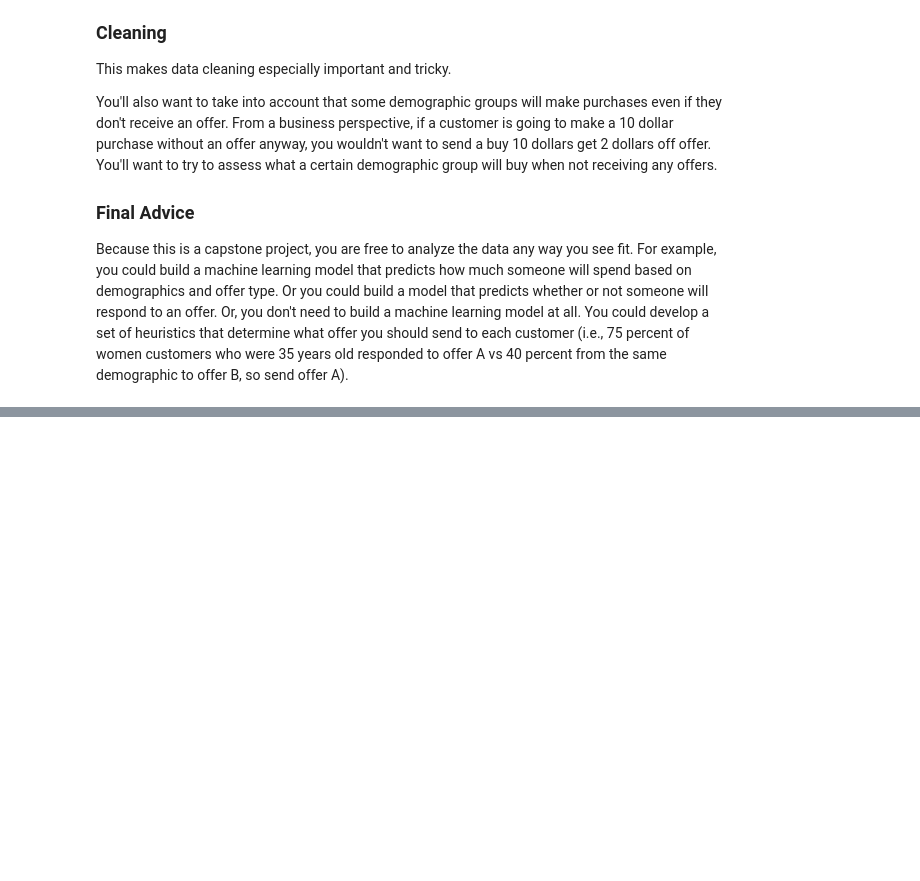
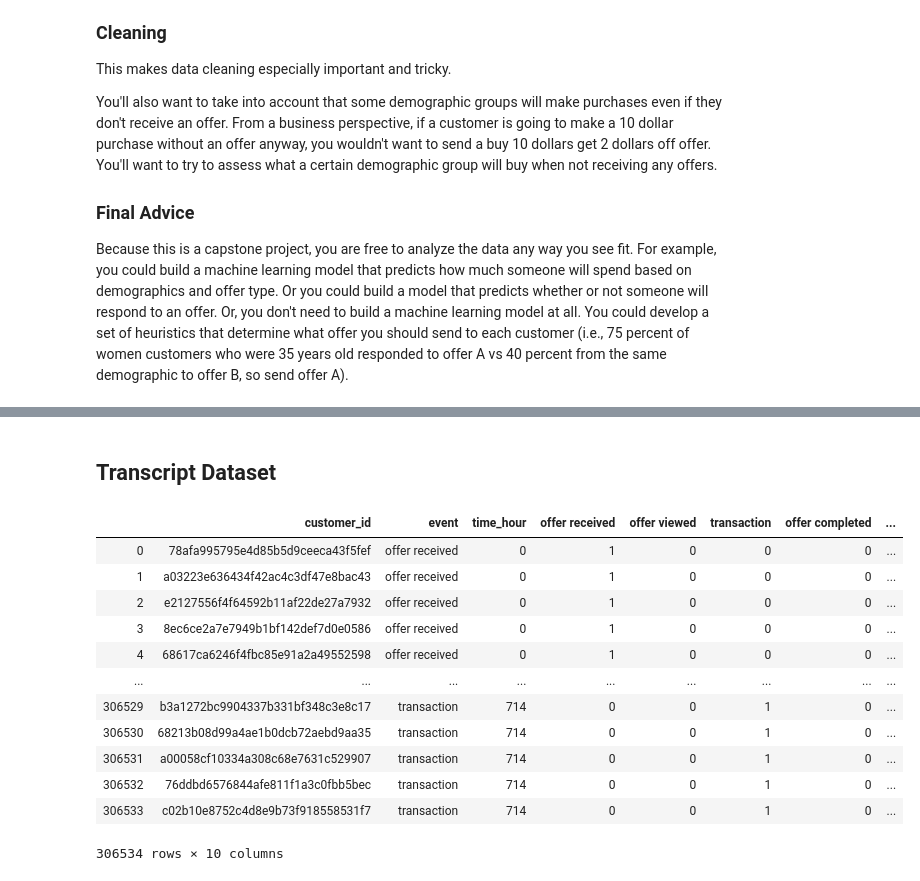
Before and after one commit to ashwanisng/Starbucks-Capstone, a Jupyter notebook: Starbucks Capstone.ipynb, the cells around one changed output, grey strips where cells are left out. Saved outputs shown, nothing was run; the diff lists cells and outputs as text; code cells hidden in the pictures; blank space fills up the shorter version.

```diff
--- a/Starbucks Capstone.ipynb
+++ b/Starbucks Capstone.ipynb
@@ -88,0 +566,46 @@ UsageError: Line magic function `%` not found.
+# %% [markdown]
+## Transcript Dataset
+# %%
+def clean_transcript(transcript):
+
+    # adding addtional features to the dataset
+
+    list_event = list(transcript['event'].unique())
+
+    for value in list_event:
+
+        transcript[value] = transcript['event'].apply(lambda x: 1 if value in x else 0)
+
+    # rename columns
+
+    transcript.rename(columns={'person':'customer_id','time':'time_hour' },inplace=True)
+
+
+    transcript['amount_dollars'] = transcript['value'].apply(lambda x: x.get('amount', 0))
+
+    transcript['offer_id'] = transcript['value'].apply(lambda x: x['offer id'] if 'offer id' in x else x['offer_id'] if 'offer_id' in x else np.nan)
+
+    transcript['reward_given'] = transcript['value'].apply(lambda x: x['reward'] if 'reward' in x else 0)
+
+    # drop unwanted columns
+
+    transcript.drop(['value'], axis=1, inplace=True)
+
+
+    return transcript
+# %%
+clean_transcript(transcript)
+# %% [output]
+|  | customer_id | event | time_hour | offer received | offer viewed | transaction | offer completed | ... |
+| 0 | 78afa995795e4d85b5d9ceeca43f5fef | offer received | 0 | 1 | 0 | 0 | 0 | ... |
+| 1 | a03223e636434f42ac4c3df47e8bac43 | offer received | 0 | 1 | 0 | 0 | 0 | ... |
+| 2 | e2127556f4f64592b11af22de27a7932 | offer received | 0 | 1 | 0 | 0 | 0 | ... |
+| 3 | 8ec6ce2a7e7949b1bf142def7d0e0586 | offer received | 0 | 1 | 0 | 0 | 0 | ... |
+| 4 | 68617ca6246f4fbc85e91a2a49552598 | offer received | 0 | 1 | 0 | 0 | 0 | ... |
+| ... | ... | ... | ... | ... | ... | ... | ... | ... |
+| 306529 | b3a1272bc9904337b331bf348c3e8c17 | transaction | 714 | 0 | 0 | 1 | 0 | ... |
+| 306530 | 68213b08d99a4ae1b0dcb72aebd9aa35 | transaction | 714 | 0 | 0 | 1 | 0 | ... |
+| 306531 | a00058cf10334a308c68e7631c529907 | transaction | 714 | 0 | 0 | 1 | 0 | ... |
+| 306532 | 76ddbd6576844afe811f1a3c0fbb5bec | transaction | 714 | 0 | 0 | 1 | 0 | ... |
+| 306533 | c02b10e8752c4d8e9b73f918558531f7 | transaction | 714 | 0 | 0 | 1 | 0 | ... |
+306534 rows × 10 columns
```
Also changed, not shown: parts of 80 cells of this notebook.
